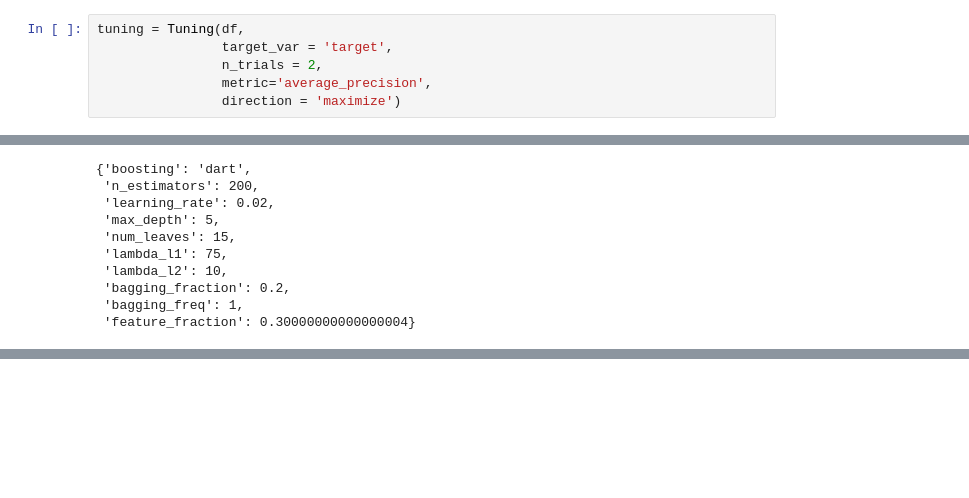
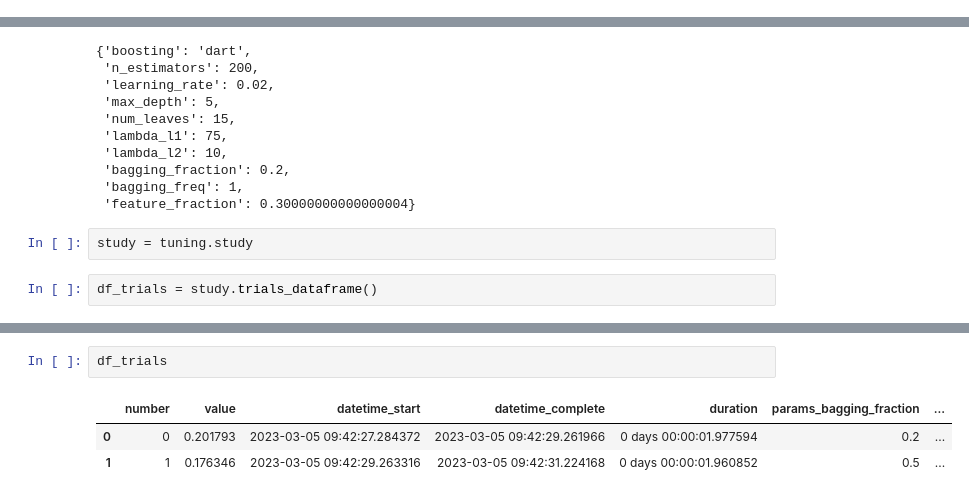
Before and after one commit to vitorpbarbosa7/code_snippets_data_science, a Jupyter notebook: 03_credit_risk_modelling_optuna/05_optuna_lightgbm_external_cross_validation_objective_function_custom.ipynb, the cells around one changed output, grey strips where cells are left out. Drawn from its saved outputs; the diff is of its cells as text; blank space fills up the shorter version.

```diff
--- a/03_credit_risk_modelling_optuna/05_optuna_lightgbm_external_cross_validation_objective_function_custom.ipynb
+++ b/03_credit_risk_modelling_optuna/05_optuna_lightgbm_external_cross_validation_objective_function_custom.ipynb
@@ -188,6 +114,0 @@ from libs.tuning_cv_dois import Tuning
-# %%
-tuning = Tuning(df,
-                target_var = 'target',
-                n_trials = 2,
-                metric='average_precision',
-                direction = 'maximize')
@@ -241,3 +127,7 @@ bestparams
  'bagging_fraction': 0.2,
  'bagging_freq': 1,
  'feature_fraction': 0.30000000000000004}
+# %%
+study = tuning.study
+# %%
+df_trials = study.trials_dataframe()
@@ -243,0 +153,6 @@ bestparams
+# %%
+df_trials
+# %% [output]
+|  | number | value | datetime_start | datetime_complete | duration | params_bagging_fraction | ... |
+| 0 | 0 | 0.201793 | 2023-03-05 09:42:27.284372 | 2023-03-05 09:42:29.261966 | 0 days 00:00:01.977594 | 0.2 | ... |
+| 1 | 1 | 0.176346 | 2023-03-05 09:42:29.263316 | 2023-03-05 09:42:31.224168 | 0 days 00:00:01.960852 | 0.5 | ... |
```
Also changed, not shown: parts of 9 cells of this notebook, 1 other file.
